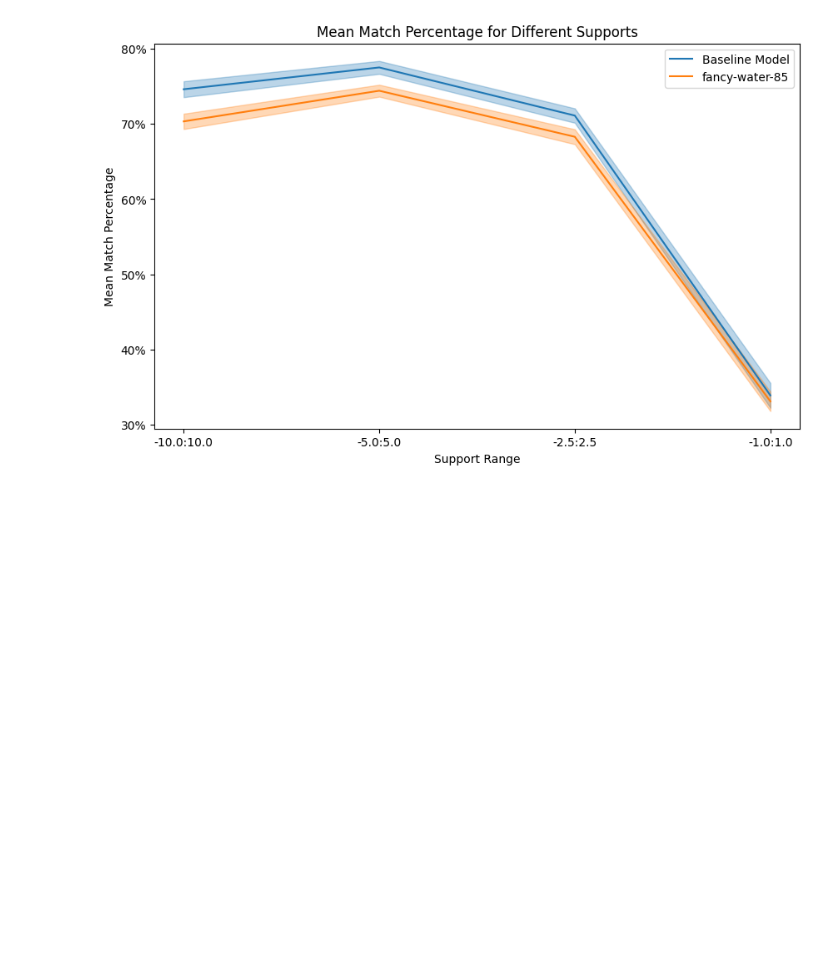
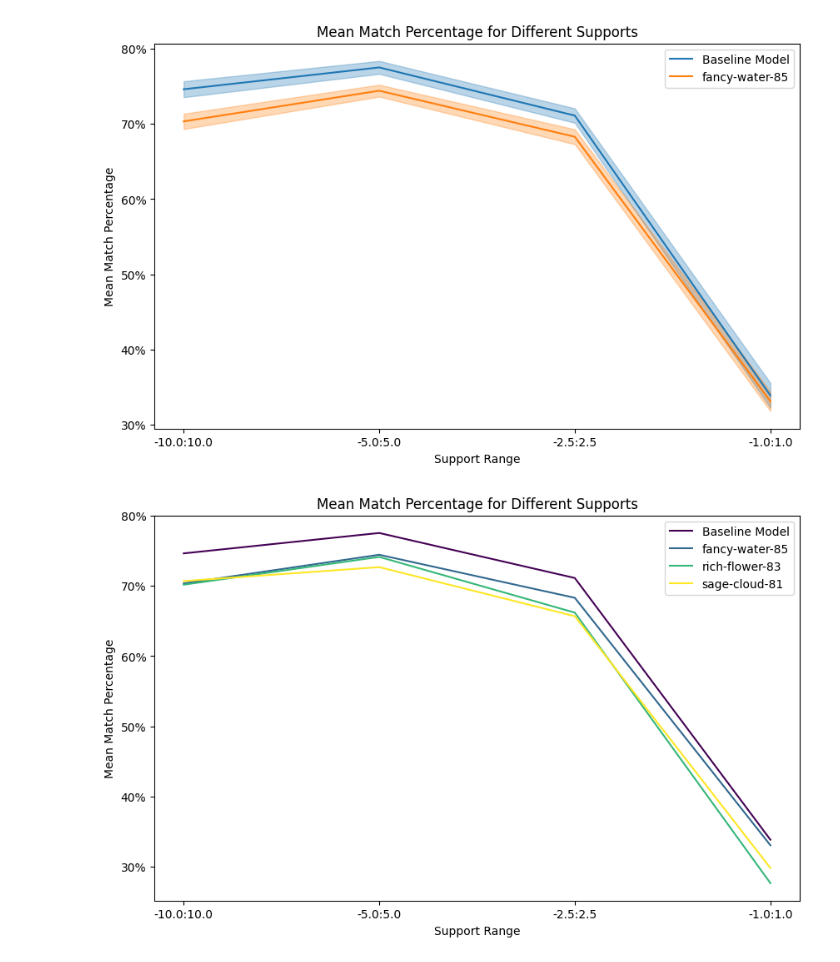
Before and after one commit to fabienmorgan/Self-Supervised_Numerical_Pre-Training_for_Symbolic_Regression, a Jupyter notebook: evalulation_graphs/sampling_range.ipynb, the cells around one changed output. Saved outputs shown, nothing was run; the diff lists cells and outputs as text; code cells hidden in the pictures; blank space fills up the shorter version.

```diff
--- a/evalulation_graphs/sampling_range.ipynb
+++ b/evalulation_graphs/sampling_range.ipynb
@@ -87,3 +87,13 @@ fig, _ = create_visualization(different_support_subranges_plot, show_std_shaded=
 fig.show()
 # %% [output]
 [figure]
+# %%
+different_support_subranges_plot = evaluation_summary[(evaluation_summary['Model'].isin(all_models)) &
+                  (evaluation_summary['Minimum Support'].isin(minimum_supports)) &
+                  (evaluation_summary['Number of Samples'] == number_of_samples) &
+                  (evaluation_summary['Maximum Support'] == -evaluation_summary['Minimum Support'])]
+
+fig, _ = create_visualization(different_support_subranges_plot, show_std_shaded=False)
+fig.show()
+# %% [output]
+[figure, added]
```
Also changed, not shown: 2 other files.
